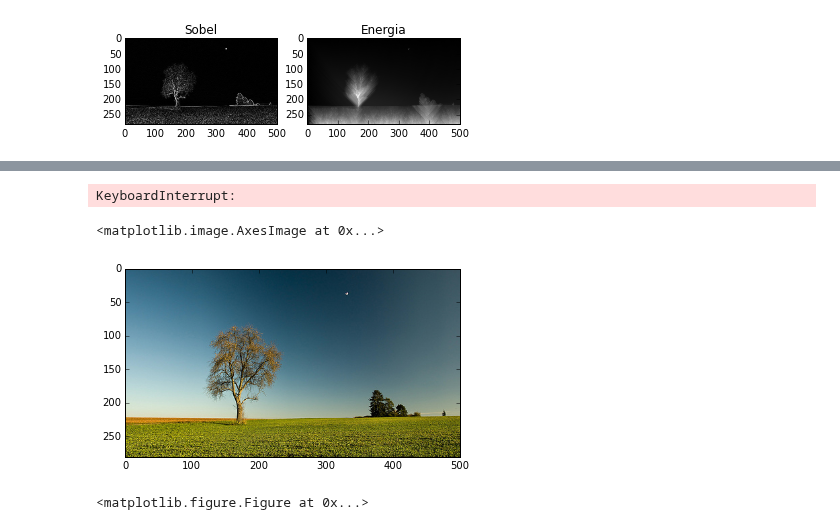
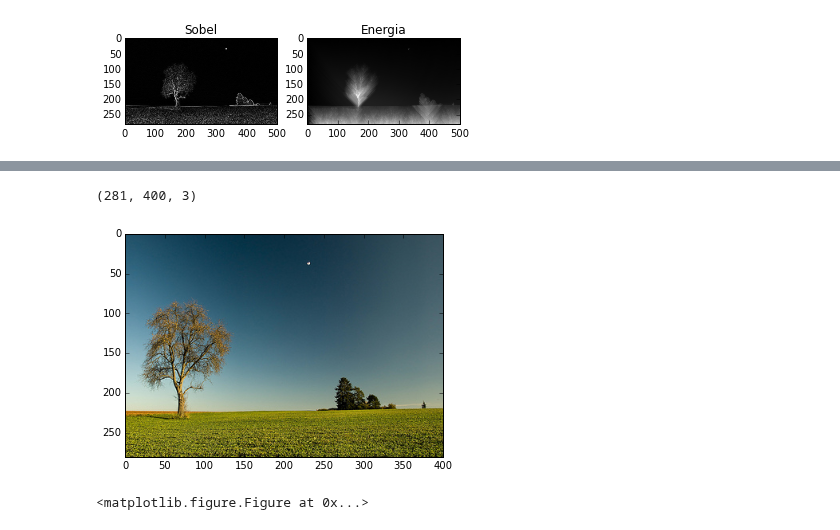
Before and after one commit to cnavas88/Image-Processing, a Jupyter notebook: practica3/Practica3.ipynb, the cells around one changed output, grey strips where cells are left out. Drawn from its saved outputs; the diff is of its cells as text; code cells hidden in the pictures.

```diff
--- a/practica3/Practica3.ipynb
+++ b/practica3/Practica3.ipynb
@@ -110,37 +107,37 @@ print llistaBacktracking
 # %%
 def borrar_cami (img, path):
     height, width = img.shape[:2]
-    img_retallada = np.zeros((height, width-1))
-    path_cpy = path
-    visitat = []
+    img_retallada = np.zeros((height, width-1, img.shape[2]))
+    path_cpy = set(path)
+    visitat = set()
     #print path[1]
     for x in range(height):
-        for y in range(width-1):
-            if x not in visitat and [x,y] not in path_cpy:
+        for y in range(width):
+            if x not in visitat and (x,y) not in path_cpy:
                 img_retallada[x,y] = img[x,y]
-            elif [x,y] in path_cpy:
-                visitat.append(x)
+            elif (x,y) in path_cpy:
+                visitat.add(x)
             else:
                 img_retallada[x,y-1] = img[x,y]
+    #print img_retallada.shape
     return img_retallada;
-
-path = []
-#path= tall_vertical(h, llistaBacktracking[2], E, path)
-#borrar_cami(grad, path)
-for t in range(100):
-      path = []
-      path = tall_vertical(h, llistaBacktracking[t], E, path)
-#  print "*****::::", path
-      img = borrar_cami(img, path)
-plt.imshow(normalitzar(img), cmap="gray")
-print grad.shape
-# %% [output]
-KeyboardInterrupt:
-# %%
-plt.imshow(rgb)
-# %% [output]
-<matplotlib.image.AxesImage at 0x...>
-[figure, removed]
+# %%
+import scipy
+path = []
+#path= tall_vertical(h, llistaBacktracking[2], E, path)
+#borrar_cami(grad, path)
+
+for t in range(100):
+    path = []
+    path = tall_vertical(grad,E)
+    rgb = borrar_cami(rgb, path)
+
+plt.imshow(rgb.astype('uint8'))
+print rgb.shape
+scipy.misc.imsave('Reduccion_final.jpg', rgb)
+# %% [output]
+(281, 400, 3)
+[figure, added]
 # %%
 fig = plt.figure(3)
 for t in range(100):
```
Also changed, not shown: parts of 4 cells of this notebook.
